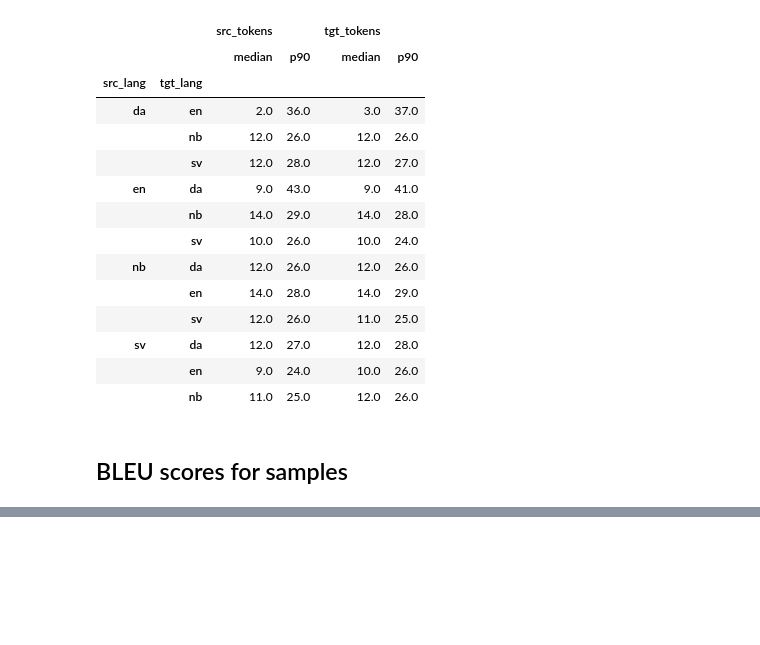
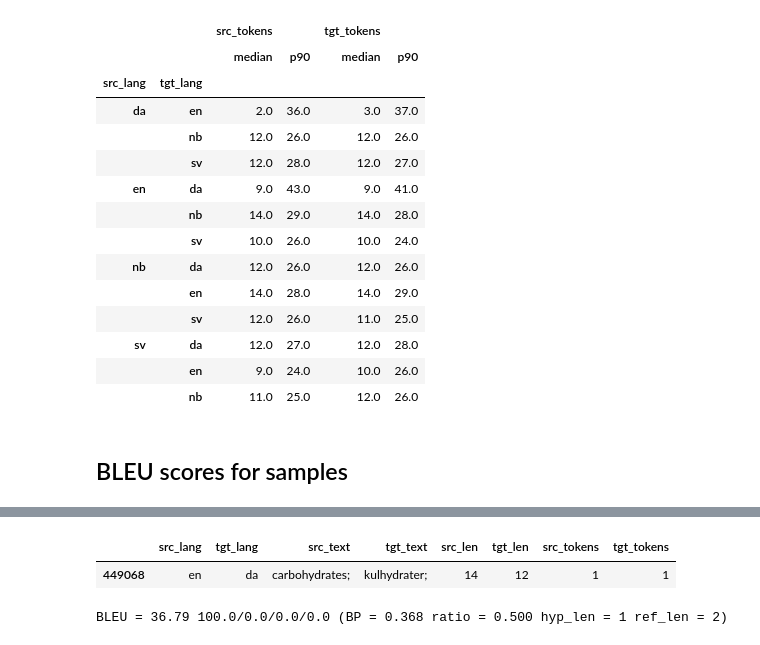
Before and after one commit to AdamNavarroLiriano/language-api, a Jupyter notebook: notebooks/1-EDA.ipynb, the cells around one changed output, grey strips where cells are left out. Saved outputs shown, nothing was run; the diff lists cells and outputs as text; code cells hidden in the pictures; blank space fills up the shorter version.

Commit message:
bleu computation

```diff
--- a/notebooks/1-EDA.ipynb
+++ b/notebooks/1-EDA.ipynb
@@ -7,7 +14,7 @@ from itertools import permutations
 # %% [markdown]
 ## Read metadata
 # %%
-with open('../data/train.metadata') as f:
+with open('data/train.metadata') as f:
     metadata = f.readlines()
 
 metadata = [ast.literal_eval(line.strip()) for line in metadata]
@@ -73,10 +80,10 @@ for src, tgt in language_pairs:
 # %% [markdown]
 ## Distributions (lens, characters, etc)
 # %%
-with open('../data/train.src', 'r') as f:
+with open('data/train.src', 'r') as f:
     train_src = f.readlines()
 
-with open('../data/train.tgt', 'r') as f:
+with open('data/train.tgt', 'r') as f:
     train_tgt = f.readlines()
 # %%
 translation_df = metadata_df.copy()
@@ -138,0 +157,8 @@ translation_df.groupby(['src_lang', 'tgt_lang'])[['src_tokens', 'tgt_tokens']].a
+# %%
+en_da_translations = translation_df.loc[(translation_df['src_lang']=='en') & (translation_df['tgt_lang']=='da')]
+
+row = en_da_translations.sample(1, random_state=64)
+row
+# %% [output]
+|  | src_lang | tgt_lang | src_text | tgt_text | src_len | tgt_len | src_tokens | tgt_tokens |
+| 449068 | en | da | carbohydrates; | kulhydrater; | 14 | 12 | 1 | 1 |
@@ -138,0 +172,4 @@ translation_df.groupby(['src_lang', 'tgt_lang'])[['src_tokens', 'tgt_tokens']].a
+# %%
+sentence_bleu(translated_text, [row['tgt_text'].iloc[0]])
+# %% [output]
+BLEU = 36.79 100.0/0.0/0.0/0.0 (BP = 0.368 ratio = 0.500 hyp_len = 1 ref_len = 2)
```
Also changed, not shown: parts of 9 cells of this notebook.
